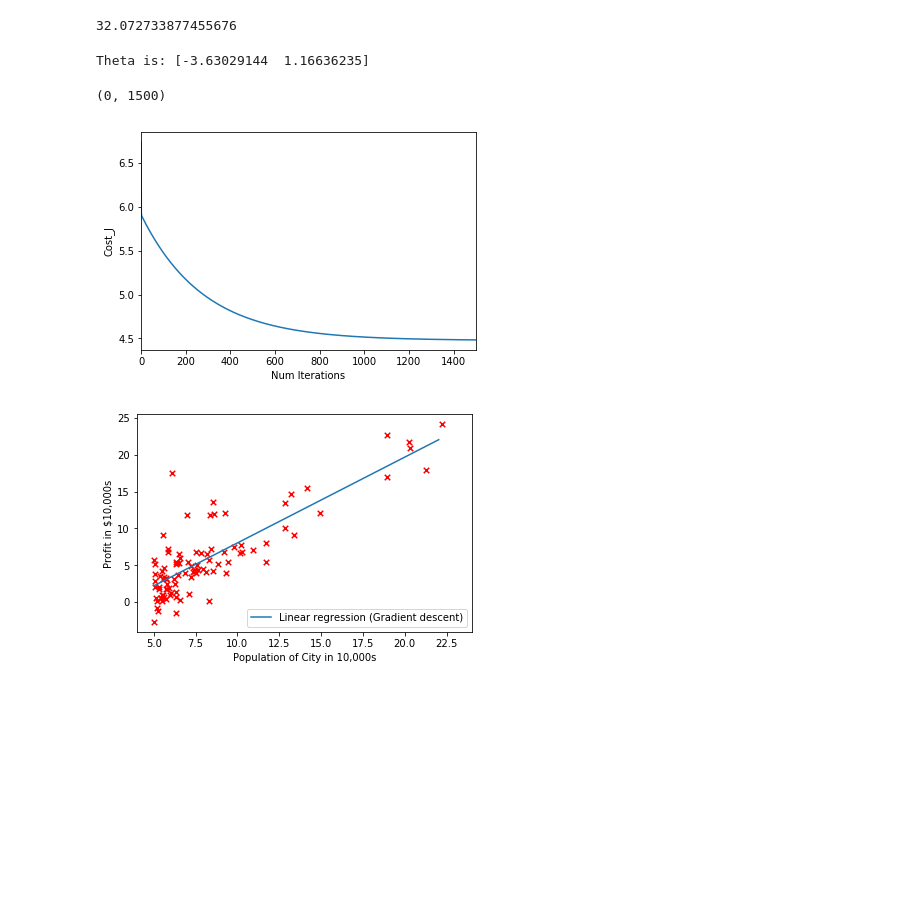
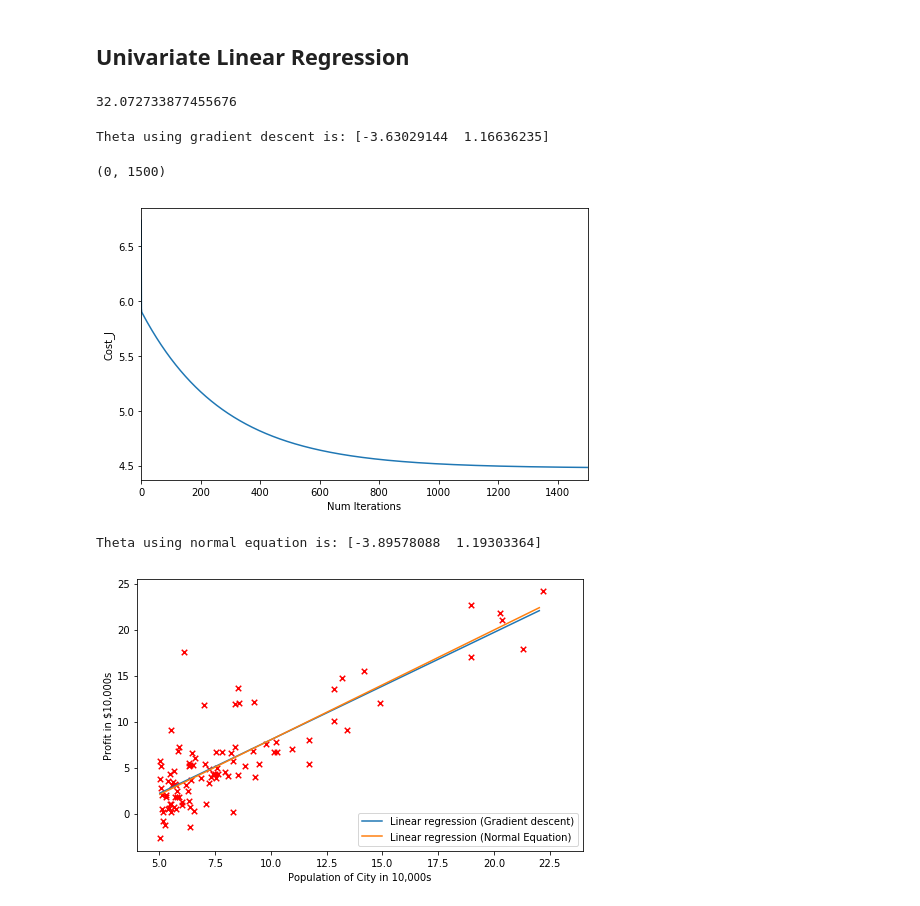
Before and after one commit to hppanchal/coursera-ml, a Jupyter notebook: linear_regression.ipynb, the cells around one changed output. Saved outputs shown, nothing was run; the diff lists cells and outputs as text; code cells hidden in the pictures; blank space fills up the shorter version.

Commit message:
Add Normal Equation for Linear regression
Also makes the inline graphs a little bigger

```diff
--- a/linear_regression.ipynb
+++ b/linear_regression.ipynb
@@ -2,8 +2,10 @@
 import pandas as pd
 import numpy as np
 import matplotlib.pyplot as plt
+import matplotlib.pylab as pylab
 
 %matplotlib inline
+pylab.rcParams['figure.figsize'] = 8, 5
 # %%
 data = np.loadtxt('data/ex1data1.txt', delimiter=',')
 X = np.c_[np.ones(data.shape[0]), data[:, 0]]
@@ -16,3 +18,5 @@ plt.scatter(X[:, 1], y, s=30, c='r', marker='x', linewidths=4)
+# %% [markdown]
+## Univariate Linear Regression
 # %%
 def computeCost(X, y, theta):
     m = y.size
@@ -38,31 +42,44 @@ def gradientDescent(X, y, theta, alpha=0.01, num_iters=1500):
         theta = theta - alpha*(1/m)*(X.T.dot(h-y))
         J_history[i] = computeCost(X, y, theta)
     return (theta, J_history)
+# %%
+def normalEquation(X, y):
+    inv = np.linalg.inv(X.T.dot(X))
+    theta = inv.dot(X.T.dot(y))
+    return theta
 # %%
 # using gradient descent to calcualte the value of theta
 initial_theta = np.zeros((2,1))
 theta, Cost_J = gradientDescent(X, y, initial_theta, num_iters=1500)
-print('Theta is: {}'.format(theta.ravel()))
+print('Theta using gradient descent is: {}'.format(theta.ravel()))
 
 plt.plot(Cost_J)
 plt.ylabel('Cost_J')
 plt.xlabel('Num Iterations')
 plt.xlim(0, 1500)
 # %% [output]
-Theta is: [-3.63029144  1.16636235]
+Theta using gradient descent is: [-3.63029144  1.16636235]
 (0, 1500)
-[figure, old version]
+[figure, new version]
+# %%
+# using normal equation to calculate the value of theta
+n_theta = normalEquation(X, y)
+print('Theta using normal equation is: {}'.format(n_theta.ravel()))
+# %% [output]
+Theta using normal equation is: [-3.89578088  1.19303364]
 # %%
 xx = np.arange(np.min(X[:, 1]), np.max(X[:, 1]))
 yy = theta[0] + theta[1] * xx
+yy_n = n_theta[0] + n_theta[1] * xx
 
-# Plot
+# Plot for gradient descent
 plt.scatter(X[:, 1], y, s=30, c='r', marker='x', linewidths=1)
 plt.plot(xx, yy, label='Linear regression (Gradient descent)')
+plt.plot(xx, yy_n, label='Linear regression (Normal Equation)')
 
 plt.xlim(4,24)
 plt.xlabel('Population of City in 10,000s')
 plt.ylabel('Profit in $10,000s')
 plt.legend(loc=4);
 # %% [output]
-[figure, old version]
+[figure, new version]
```
Also changed, not shown: parts of 1 cell of this notebook.
